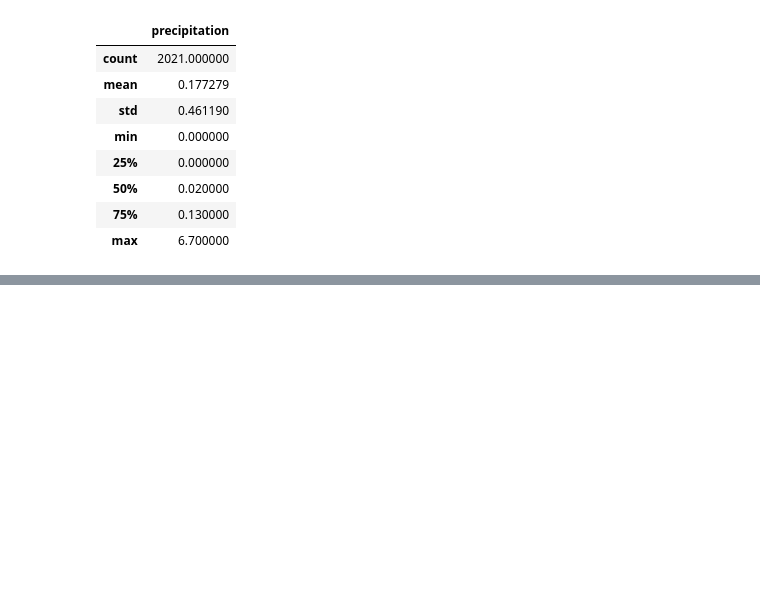
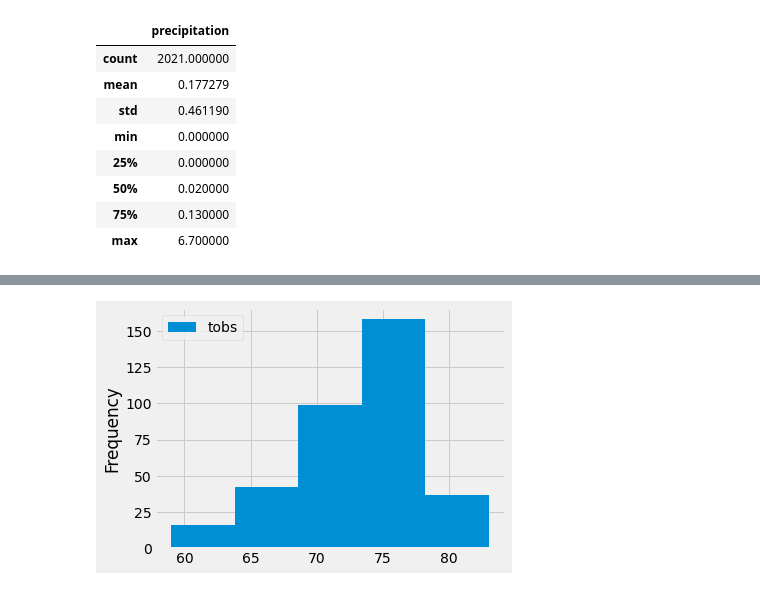
Before and after one commit to Quixck23/surfs_up, a Jupyter notebook: climate_analysis.ipynb, the cells around one changed output, grey strips where cells are left out. Drawn from its saved outputs; the diff is of its cells as text; code cells hidden in the pictures; blank space fills up the shorter version.

```diff
--- a/climate_analysis.ipynb
+++ b/climate_analysis.ipynb
@@ -132,0 +240,7 @@ df.describe()
+# %%
+# Plot the Temperature Observations
+df.plot.hist(bins=5)
+# compress the x-axis labels
+plt.tight_layout()
+# %% [output]
+[figure, added]
```
Also changed, not shown: parts of 16 cells of this notebook, 2 other files.
